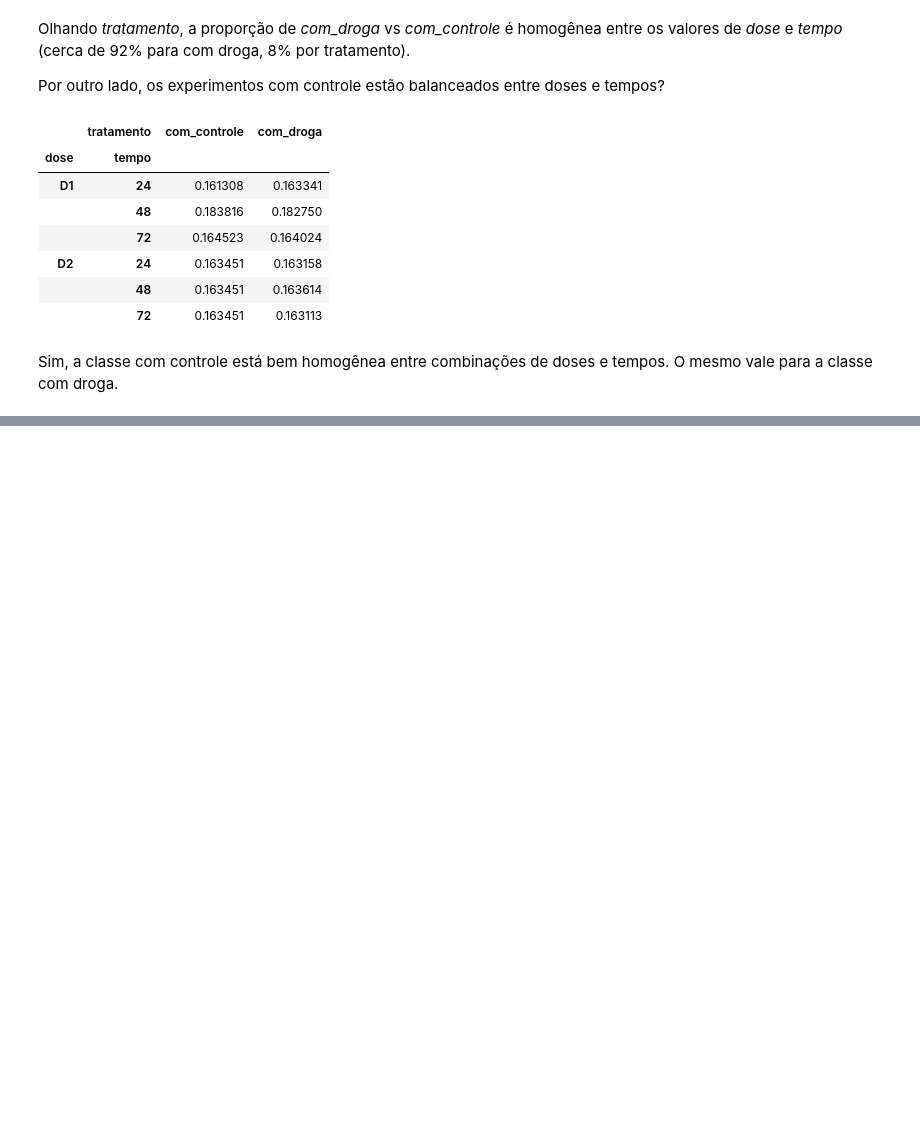
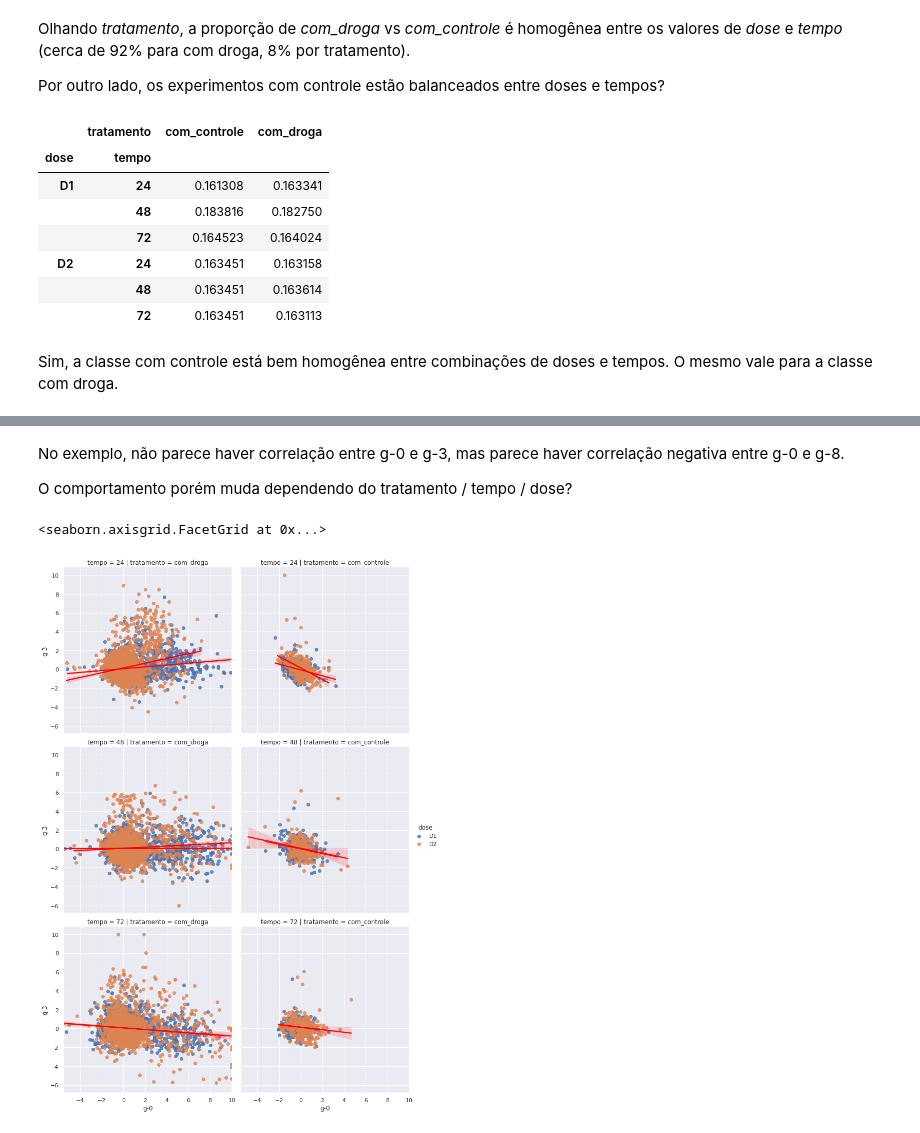
Before and after one commit to llrt/alura-imersaodados3, a Jupyter notebook: alura_imersaodados3.ipynb, the cells around one changed output, grey strips where cells are left out. Cells and saved outputs as stored; diff of their text form; code cells hidden in the pictures; blank space fills up the shorter version.

```diff
--- a/alura_imersaodados3.ipynb
+++ b/alura_imersaodados3.ipynb
@@ -450,0 +464,9 @@ Sim, a classe com controle está bem homogênea entre combinações de doses e t
+# %% [markdown]
+No exemplo, não parece haver correlação entre g-0 e g-3, mas parece haver correlação negativa entre g-0 e g-8.
+
+O comportamento porém muda dependendo do tratamento / tempo / dose?
+# %%
+sns.lmplot(data=dados, x='g-0', y='g-3', col='tratamento', row="tempo", hue="dose", line_kws={"color":"red"})
+# %% [output]
+<seaborn.axisgrid.FacetGrid at 0x...>
+[figure, added]
```
Also changed, not shown: parts of 13 cells of this notebook.
